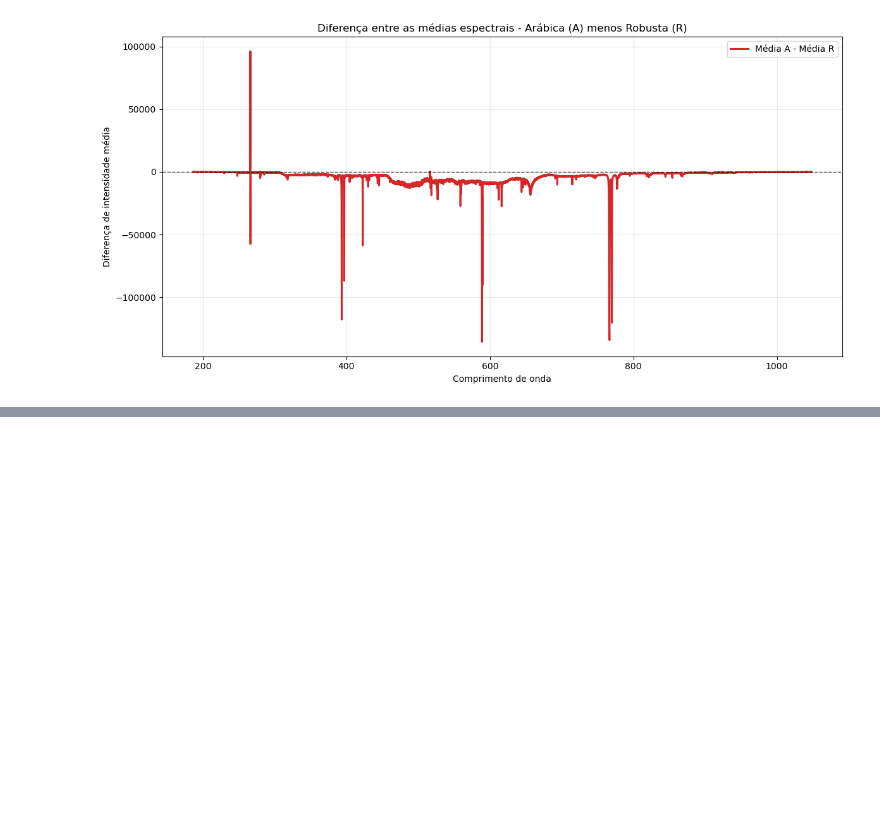
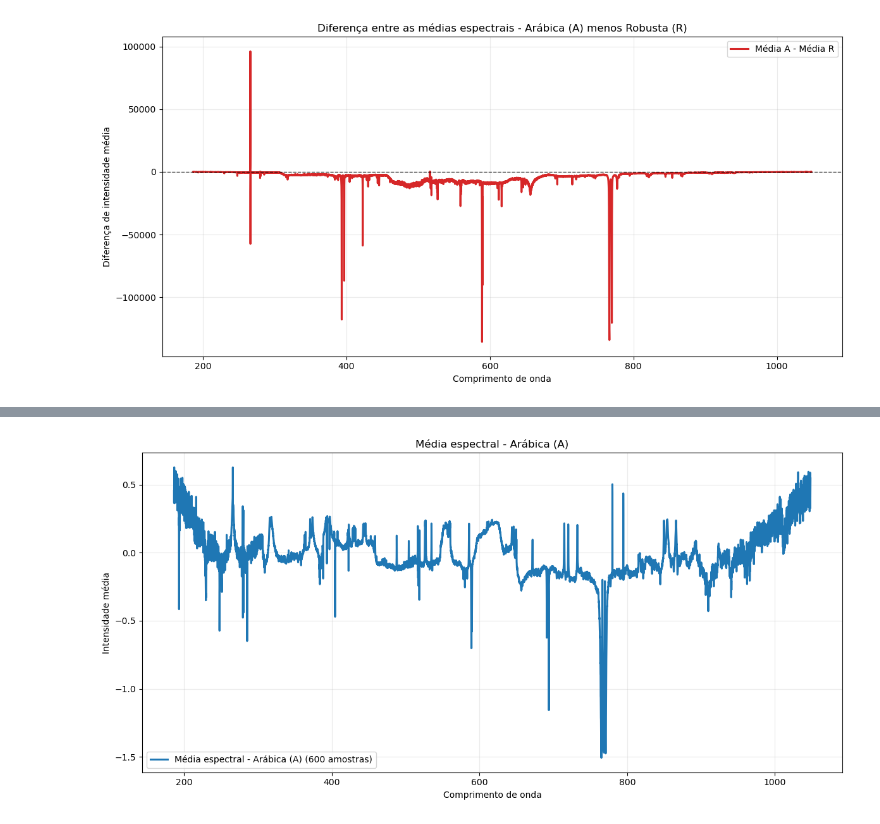
Before and after one commit to PedroPiana/LIBS_NEW, a Jupyter notebook: notebooks/media.ipynb, the cells around one changed output, grey strips where cells are left out. Cells and saved outputs as stored; diff of their text form; code cells hidden in the pictures; blank space fills up the shorter version.

```diff
--- a/notebooks/media.ipynb
+++ b/notebooks/media.ipynb
@@ -136,0 +139,92 @@ Diferença calculada com 12288 pontos espectrais
+# %%
+from pathlib import Path
+
+import numpy as np
+import pandas as pd
+import matplotlib.pyplot as plt
+from src.preprocessing import make_scaler, make_snv
+
+
+ARABICA_EXTRA_LABELS = {
+    'C_Pilao_sample',
+    'C_Evolutto_sample',
+    'C_Do_Ponto_sample',
+    'C_America_sample',
+    'C_Coamo_sample',
+}
+
+
+def normalizar_label(label):
+    return str(label).strip()
+
+
+def carregar_dataset_laser266():
+    dataset_path = DATA_DIR / 'laser266.dat'
+
+    if not dataset_path.exists():
+        raise FileNotFoundError(f'Arquivo não encontrado: {dataset_path}')
+
+    df = pd.read_csv(dataset_path, sep=';', header=None, low_memory=False)
+
+    wavelengths = pd.to_numeric(df.iloc[1:, 0], errors='coerce').to_numpy()
+    labels = df.iloc[0, 1:].astype(str).to_numpy()
+    spectra = df.iloc[1:, 1:].apply(pd.to_numeric, errors='coerce').to_numpy().T
+
+    return wavelengths, labels, spectra, dataset_path
+
+
+def selecionar_grupo(labels, spectra, grupo):
+    grupo = grupo.strip().upper()
+    selecionados = []
+    selecionados_labels = []
+
+    for label, spectrum in zip(labels, spectra):
+        texto = normalizar_label(label)
+
+        if grupo == 'A':
+            if texto.startswith('A') or texto in ARABICA_EXTRA_LABELS:
+                selecionados.append(spectrum)
+                selecionados_labels.append(texto)
+        elif grupo == 'R':
+            if texto.startswith('R'):
+                selecionados.append(spectrum)
+                selecionados_labels.append(texto)
+        else:
+            raise ValueError('Grupo inválido. Use apenas A ou R.')
+
+    if not selecionados:
+        raise ValueError(f'Nenhuma amostra encontrada para o grupo {grupo}.')
+
+    return np.vstack(selecionados).mean(axis=0), selecionados_labels
+
+
+def plotar_media(wavelengths, media, labels, titulo, cor):
+    fig, ax = plt.subplots(figsize=(12, 6))
+    ax.plot(wavelengths, media, color=cor, linewidth=2.2, label=f'{titulo} ({len(labels)} amostras)')
+    ax.set_title(titulo)
+    ax.set_xlabel('Comprimento de onda')
+    ax.set_ylabel('Intensidade média')
+    ax.grid(True, alpha=0.25)
+    ax.legend()
+    fig.tight_layout()
+    plt.show()
+
+
+wavelengths, labels, spectra, dataset_path = carregar_dataset_laser266()
+
+_, scaler = make_scaler()
+spectra = scaler.fit_transform(spectra)
+
+_, snv = make_snv()
+spectra = snv.fit_transform(spectra)
+
+media_a, labels_a = selecionar_grupo(labels, spectra, 'A')
+media_r, labels_r = selecionar_grupo(labels, spectra, 'R')
+
+print(f'Dataset: {dataset_path.name}')
+print(f'Amostras A usadas: {len(labels_a)}')
+print(f'Amostras R usadas: {len(labels_r)}')
+
+plotar_media(wavelengths, media_a, labels_a, 'Média espectral - Arábica (A)', 'tab:blue')
+plotar_media(wavelengths, media_r, labels_r, 'Média espectral - Robusta (R)', 'tab:green')
+# %% [output]
@@ -136,0 +234 @@ Diferença calculada com 12288 pontos espectrais
+[figure, added]
```
Also changed, not shown: parts of 3 cells of this notebook, 8 other files.
